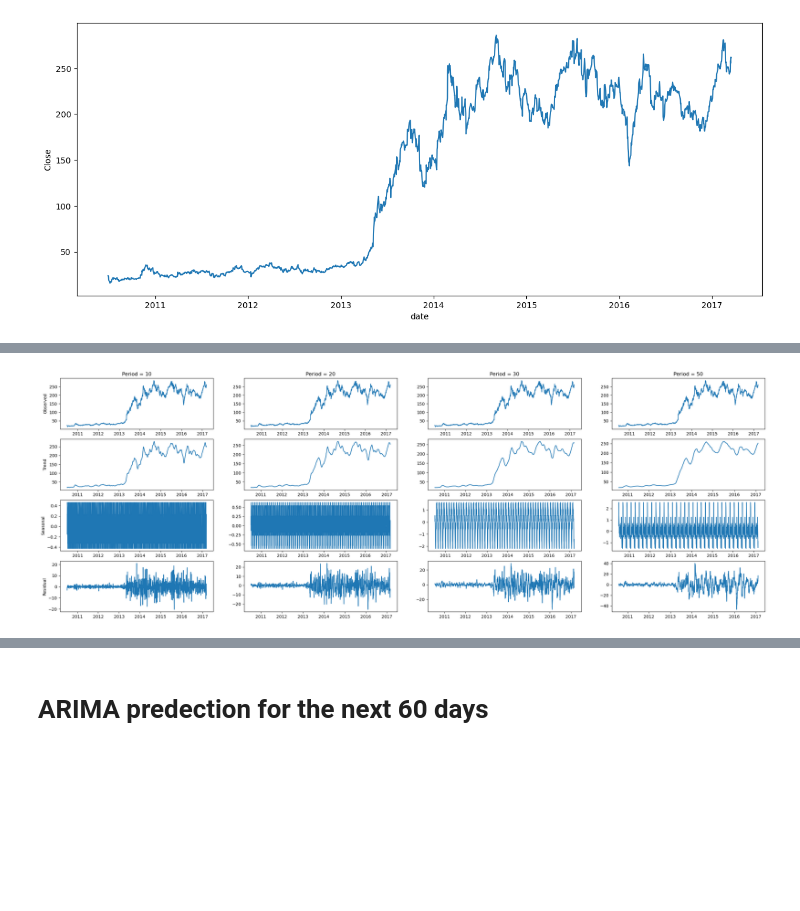
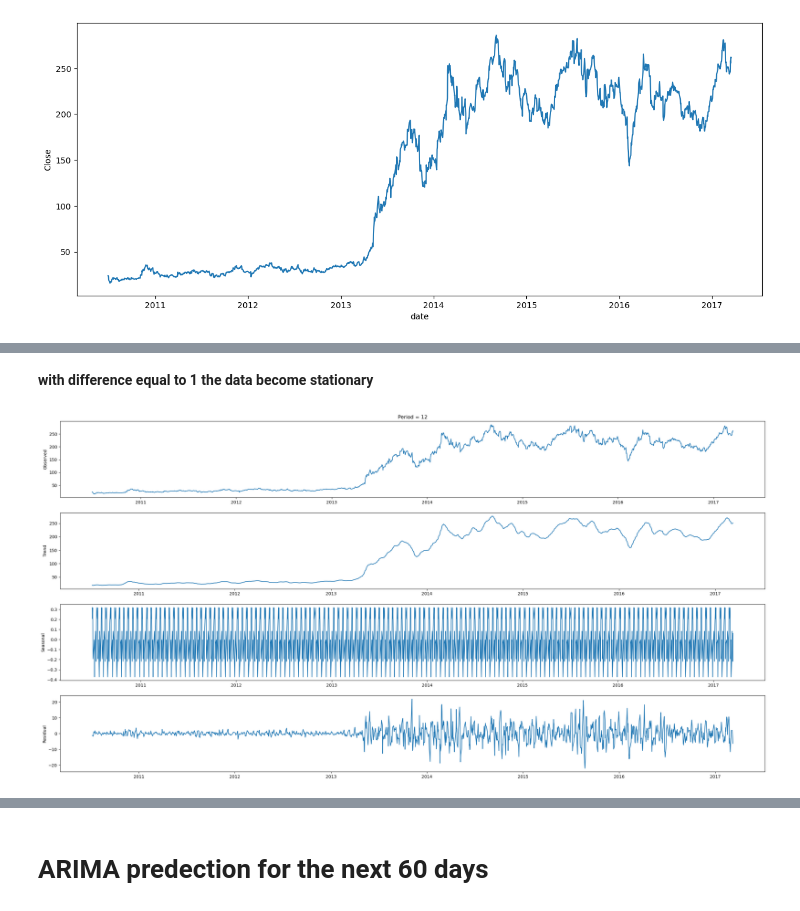
Before and after one commit to medmabcf/LSTM_ARIMA-hybreed-VS-ARIMA, a Jupyter notebook: lstm-arima-hybreed-vs-arima.ipynb, the cells around one changed output, grey strips where cells are left out. Cells and saved outputs as stored; diff of their text form; code cells hidden in the pictures; blank space fills up the shorter version.

```diff
--- a/lstm-arima-hybreed-vs-arima.ipynb
+++ b/lstm-arima-hybreed-vs-arima.ipynb
@@ -121,0 +102,7 @@ plt.show()
+# %%
+# Apply the Augmented Dickey-Fuller test
+result = adfuller(close_data['Close'])
+
+# Print the test statistic and p-value
+print('ADF Statistic: %f' % result[0])
+print('p-value: %f' % result[1])
@@ -122,38 +147,40 @@ plt.show()
+# %% [markdown]
+****with difference equal to 1 the data become stationary****
 # %%
 from statsmodels.tsa.seasonal import seasonal_decompose
 import matplotlib.pyplot as plt
 
 # Create a list of period values to use
-periods = [10, 20, 30, 50]
+periods = [12]
 
 # Create a figure with 4 subplots arranged in a single row
-fig, axes = plt.subplots(nrows=4, ncols=len(periods), figsize=(30, 10))
+fig, axes = plt.subplots(nrows=4, ncols=len(periods), figsize=(30, 15))
 
 # Loop over the period values
 for i, period in enumerate(periods):
     # Decompose the time series data into trend, seasonal, and residual components
     decomposition = seasonal_decompose(close_data, period=period)
 
     # Plot the observed data on the first row of subplots
-    axes[0, i].plot(decomposition.observed)
-    axes[0, i].set_title(f'Period = {period}')
+    axes[0].plot(decomposition.observed)
+    axes[0].set_title(f'Period = {period}')
 
     # Plot the trend component on the second row of subplots
-    axes[1, i].plot(decomposition.trend)
+    axes[1].plot(decomposition.trend)
 
     # Plot the seasonal component on the third row of subplots
-    axes[2, i].plot(decomposition.seasonal)
+    axes[2].plot(decomposition.seasonal)
 
     # Plot the residual component on the fourth row of subplots
-    axes[3, i].plot(decomposition.resid)
+    axes[3].plot(decomposition.resid)
 
 # Set the titles for each row of subplots
-axes[0, 0].set_ylabel('Observed')
-axes[1, 0].set_ylabel('Trend')
-axes[2, 0].set_ylabel('Seasonal')
-axes[3, 0].set_ylabel('Residual')
+axes[0].set_ylabel('Observed')
+axes[1].set_ylabel('Trend')
+axes[2].set_ylabel('Seasonal')
+axes[3].set_ylabel('Residual')
 
 # Display the figure
 plt.show()
 # %% [output]
-[figure, old version]
+[figure, new version]
```
Also changed, not shown: parts of 26 cells of this notebook.
